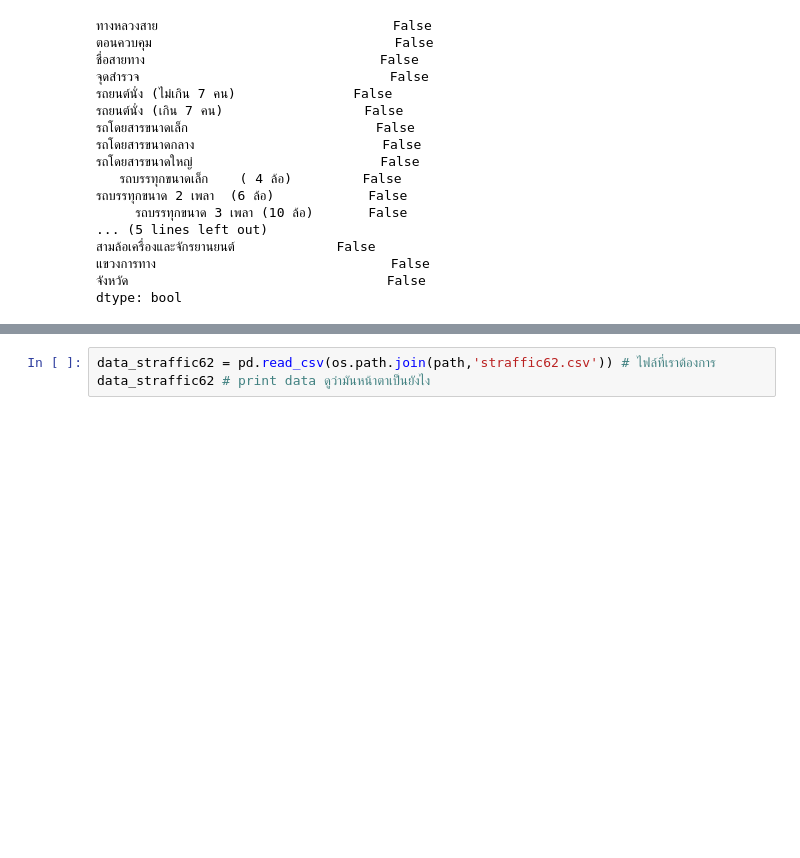
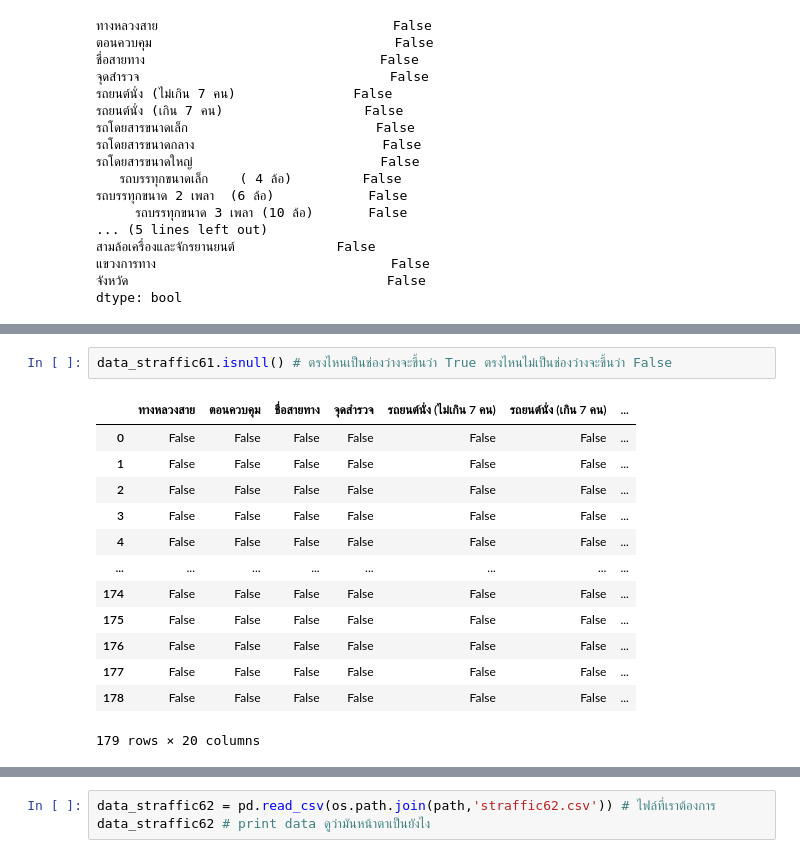
Before and after one commit to Wikanda-Hongboonmee/DWDM21, a Jupyter notebook: Project_DWDM.ipynb, the cells around one changed output, grey strips where cells are left out. Drawn from its saved outputs; the diff is of its cells as text; blank space fills up the shorter version.

```diff
--- a/Project_DWDM.ipynb
+++ b/Project_DWDM.ipynb
@@ -65,0 +88,16 @@ dtype: bool
+# %%
+data_straffic61.isnull() # ตรงไหนเป็นช่องว่างจะขึ้นว่า True ตรงไหนไม่เป็นช่องว่างจะขึ้นว่า False
+# %% [output]
+|  | ทางหลวงสาย | ตอนควบคุม | ชื่อสายทาง | จุดสำรวจ | รถยนต์นั่ง (ไม่เกิน 7 คน) | รถยนต์นั่ง (เกิน 7 คน) | ... |
+| 0 | False | False | False | False | False | False | ... |
+| 1 | False | False | False | False | False | False | ... |
+| 2 | False | False | False | False | False | False | ... |
+| 3 | False | False | False | False | False | False | ... |
+| 4 | False | False | False | False | False | False | ... |
+| ... | ... | ... | ... | ... | ... | ... | ... |
+| 174 | False | False | False | False | False | False | ... |
+| 175 | False | False | False | False | False | False | ... |
+| 176 | False | False | False | False | False | False | ... |
+| 177 | False | False | False | False | False | False | ... |
+| 178 | False | False | False | False | False | False | ... |
+179 rows × 20 columns
```
Also changed, not shown: parts of 18 cells of this notebook.
